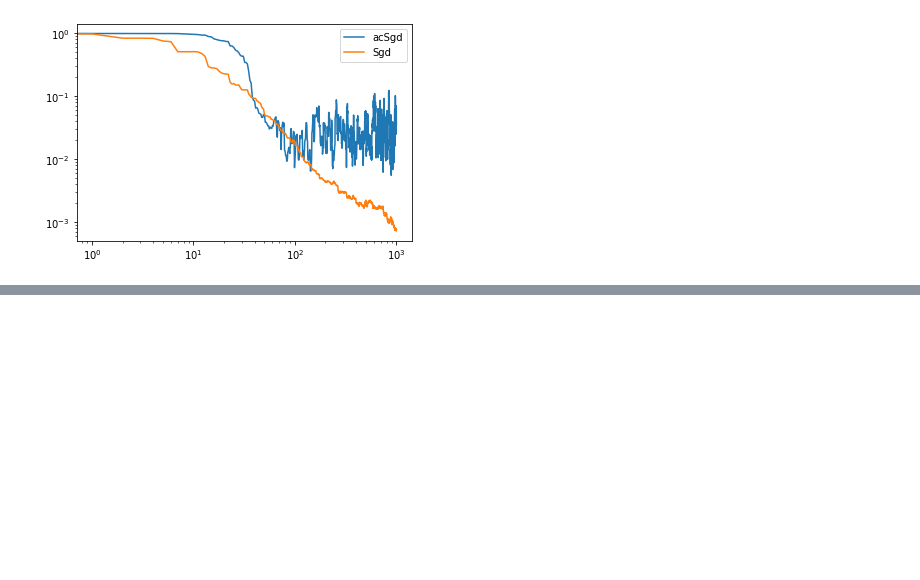
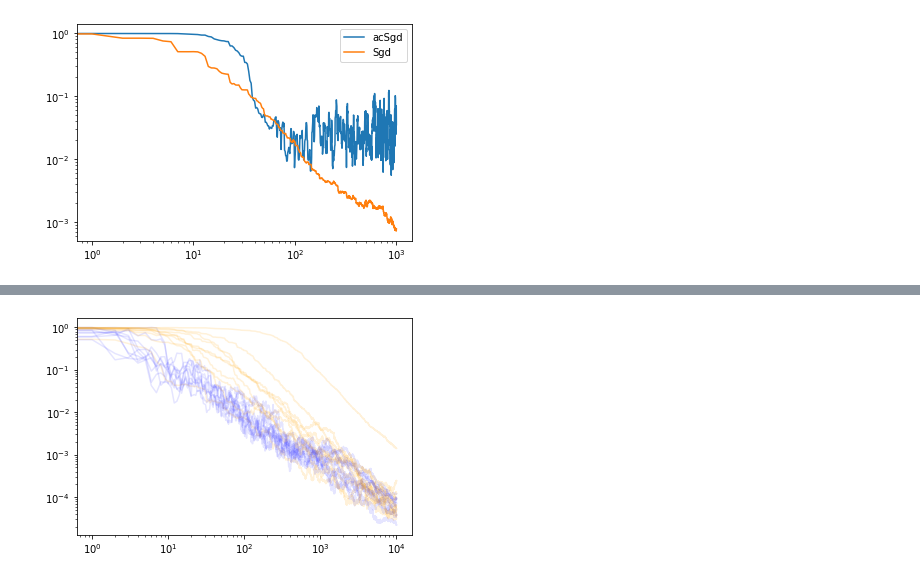
Before and after one commit to ris-iris/Oja_algorithm_acceleration_experiment, a Jupyter notebook: PCA_exp.ipynb, the cells around one changed output, grey strips where cells are left out. Saved outputs shown, nothing was run; the diff lists cells and outputs as text; code cells hidden in the pictures; blank space fills up the shorter version.

```diff
--- a/PCA_exp.ipynb
+++ b/PCA_exp.ipynb
@@ -374,0 +398,17 @@ plt.legend()
+# %%
+TRIALS = 20
+better_params = []
+for alpha in [1, 5, 10]:
+    for beta in [1, 5, 10]:
+        for gamma in [1.1, 1.3]:
+            sum_dif = 0
+            for i in tqdm(range(TRIALS)):
+                oja = run_test_case(test_cases[1], None, AcSGD_with_decreasing_step, {'alpha':alpha, 'beta':beta, 'gamma':gamma}, False)
+                oja_sgd = run_test_case(test_cases[1], None, SGD_with_decreasing_step, {'lr': 1, 'beta':1}, False)
+
+                real_w = max_eigenvec(test_cases[1]['A'])
+                sum_dif += np.mean(oja.loss_history(real_w)[-100:]) - np.mean(oja_sgd.loss_history(real_w)[-100:])
+
+            if sum_dif < 0:
+                better_params.append((sum_dif / TRIALS, {'alpha':alpha, 'beta':beta, 'gamma':gamma}))
+better_params
@@ -374,0 +426,18 @@ plt.legend()
+# %%
+loss_acSgd = []
+loss_sgd = []
+TRIALS = 10
+for i in tqdm(range(TRIALS)):
+    oja = run_test_case(test_cases[1], None, AcSGD_with_decreasing_step, better_params[-1][1], False)
+    oja_sgd = run_test_case(test_cases[1], None, SGD_with_decreasing_step, {'lr': 1, 'beta':1}, False)
+
+    real_w = max_eigenvec(test_cases[1]['A'])
+
+    loss_acSgd.append(oja.loss_history(real_w))
+    loss_sgd.append(oja_sgd.loss_history(real_w))
+
+for i in range(TRIALS):
+    plt.loglog(loss_acSgd[i], color='blue', alpha=0.1)
+    plt.loglog(loss_sgd[i], color='orange', alpha=0.15)
+# %% [output]
+[figure, added]
```
Also changed, not shown: parts of 18 cells of this notebook.
